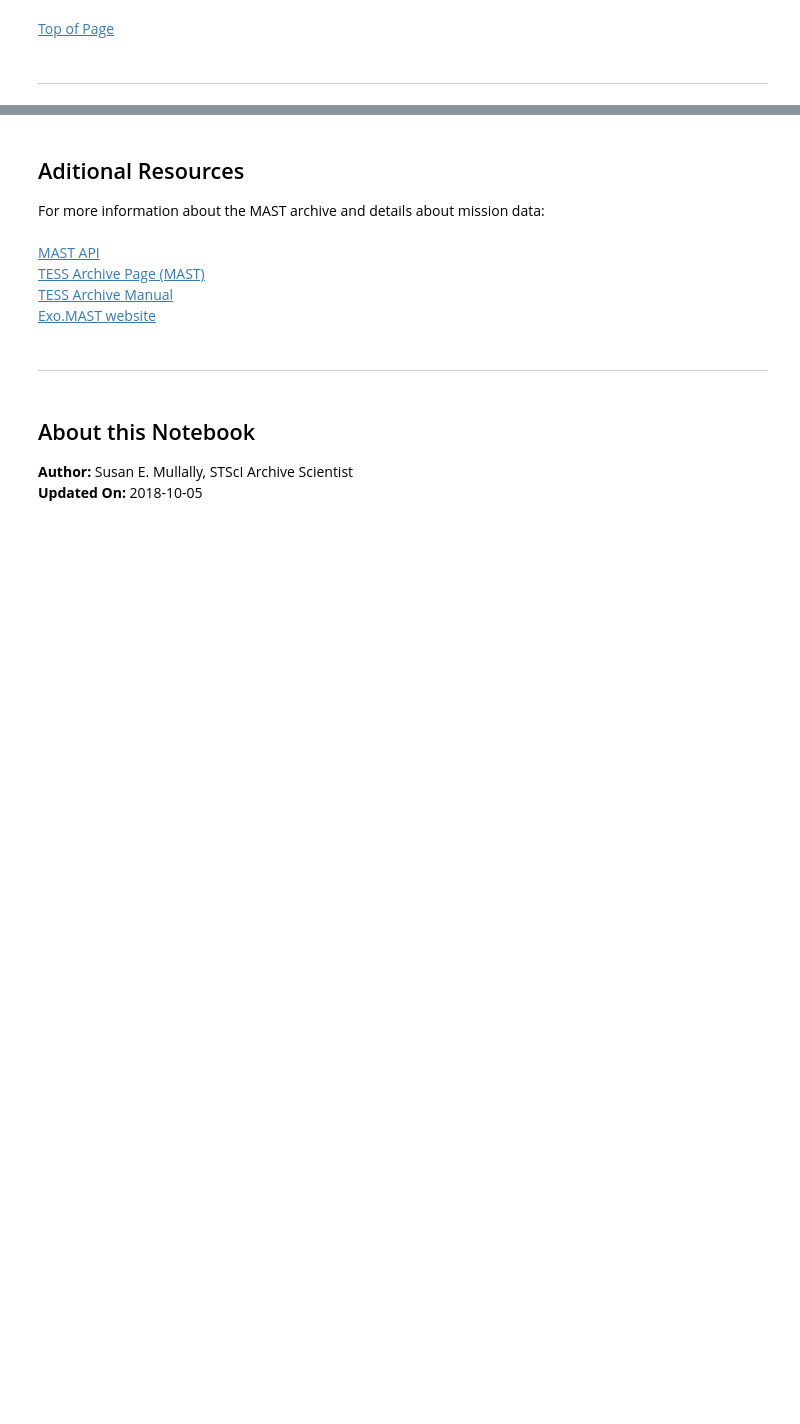
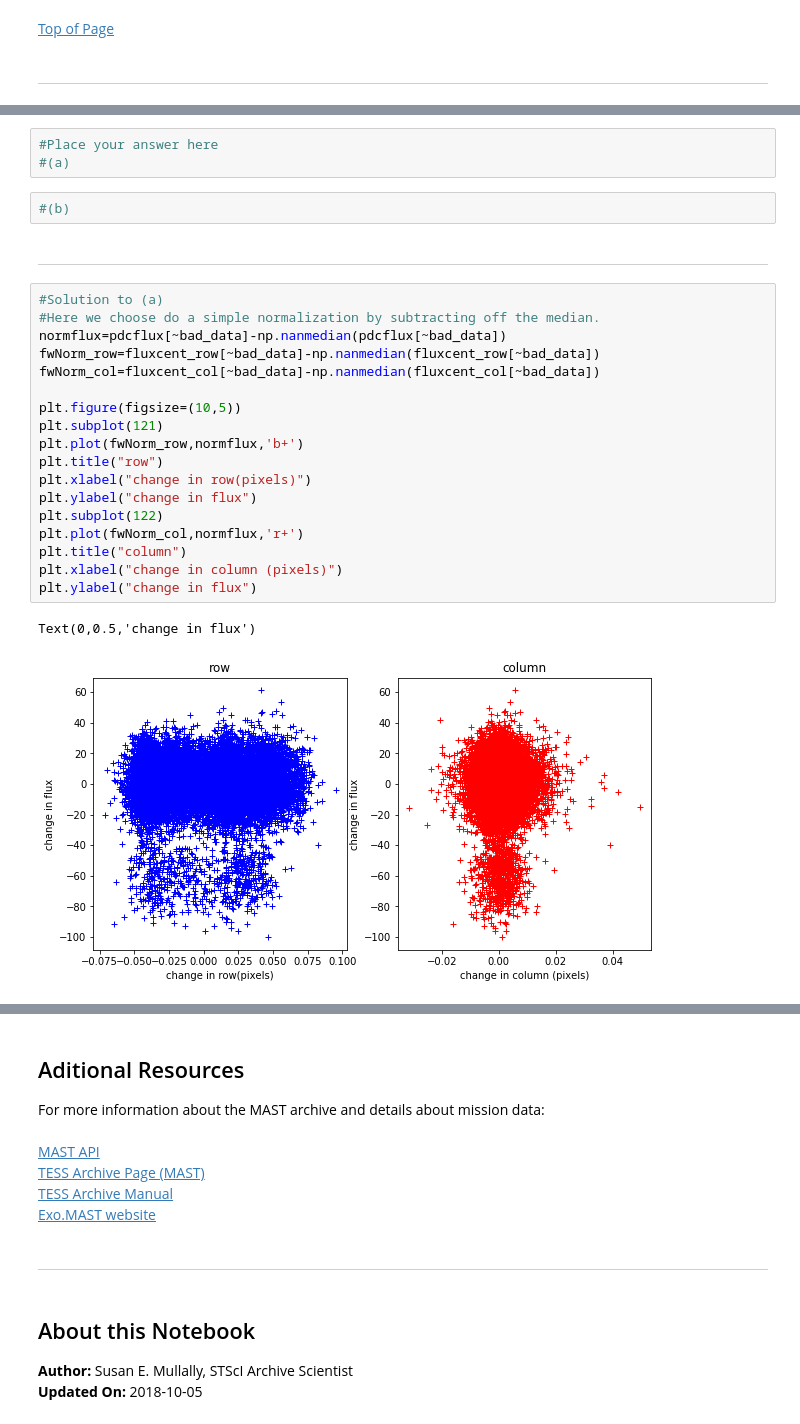
Before and after one commit to openSAIL/MAST-API-Notebooks, a Jupyter notebook: TESS/TESS_Tour_LC_TPF/tess_tour_tpf_lc.ipynb, the cells around one changed output, grey strips where cells are left out. Drawn from its saved outputs; the diff is of its cells as text; blank space fills up the shorter version.

```diff
--- a/TESS/TESS_Tour_LC_TPF/tess_tour_tpf_lc.ipynb
+++ b/TESS/TESS_Tour_LC_TPF/tess_tour_tpf_lc.ipynb
@@ -393,0 +409,28 @@ plt.legend()
+# %%
+#Place your answer here
+#(a)
+# %%
+#(b)
+# %% [markdown]
+***
+# %%
+#Solution to (a)
+#Here we choose do a simple normalization by subtracting off the median.
+normflux=pdcflux[~bad_data]-np.nanmedian(pdcflux[~bad_data])
+fwNorm_row=fluxcent_row[~bad_data]-np.nanmedian(fluxcent_row[~bad_data])
+fwNorm_col=fluxcent_col[~bad_data]-np.nanmedian(fluxcent_col[~bad_data])
+
+plt.figure(figsize=(10,5))
+plt.subplot(121)
+plt.plot(fwNorm_row,normflux,'b+')
+plt.title("row")
+plt.xlabel("change in row(pixels)")
+plt.ylabel("change in flux")
+plt.subplot(122)
+plt.plot(fwNorm_col,normflux,'r+')
+plt.title("column")
+plt.xlabel("change in column (pixels)")
+plt.ylabel("change in flux")
+# %% [output]
+Text(0,0.5,'change in flux')
+[figure, added]
```
Also changed, not shown: parts of 30 cells of this notebook.
